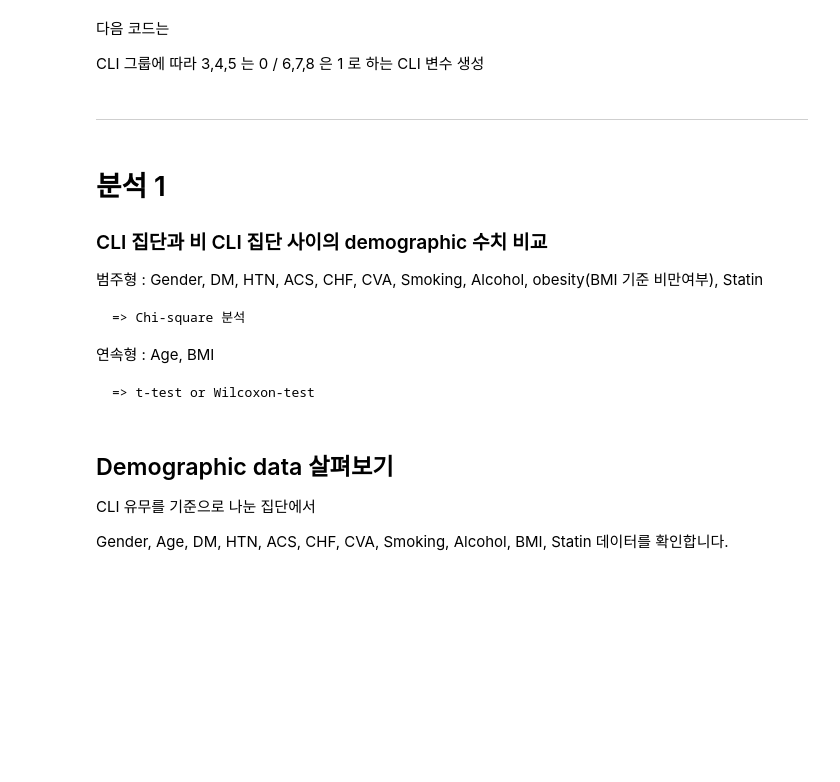
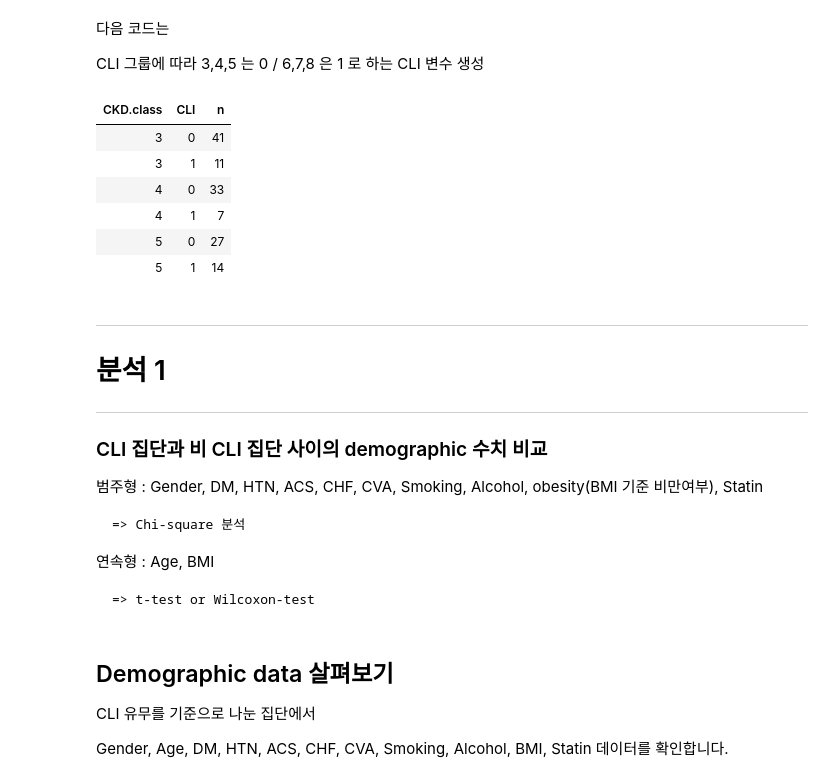
Before and after one commit to JungOhLee/CKDwithCLI, a Jupyter notebook: DA1-CLIDemo.ipynb, the cells around one changed output. Saved outputs shown, nothing was run; the diff lists cells and outputs as text; code cells hidden in the pictures; blank space fills up the shorter version.

```diff
--- a/DA1-CLIDemo.ipynb
+++ b/DA1-CLIDemo.ipynb
@@ -86,13 +88,23 @@ CLI 그룹에 따라 3,4,5 는 0 / 6,7,8 은 1 로 하는 CLI 변수 생성
 # %%
 library(dplyr)
 
 # CLI 변수 생성 : 0 = CLI 없음(Group3,4,5) / 1 = CLI 있음(Group6,7,8)
 data <- data %>% mutate( CLI = as.numeric(Group>5))
+
+# 생성된 데이터 확인
+data  %>% group_by(CKD.class, CLI)  %>% summarise(n=length(CLI))
+# %% [output]
+| CKD.class | CLI | n |
+| 3 | 0 | 41 |
+| 3 | 1 | 11 |
+| 4 | 0 | 33 |
+| 4 | 1 | 7 |
+| 5 | 0 | 27 |
+| 5 | 1 | 14 |
-# %% [markdown]
----
 # %% [markdown]
+---
 # 분석 1
-
+---
 ### CLI 집단과 비 CLI 집단 사이의 demographic 수치 비교
 
 범주형 : Gender, DM, HTN, ACS, CHF, CVA, Smoking, Alcohol, obesity(BMI 기준 비만여부), Statin
```
Also changed, not shown: parts of 19 cells of this notebook.
